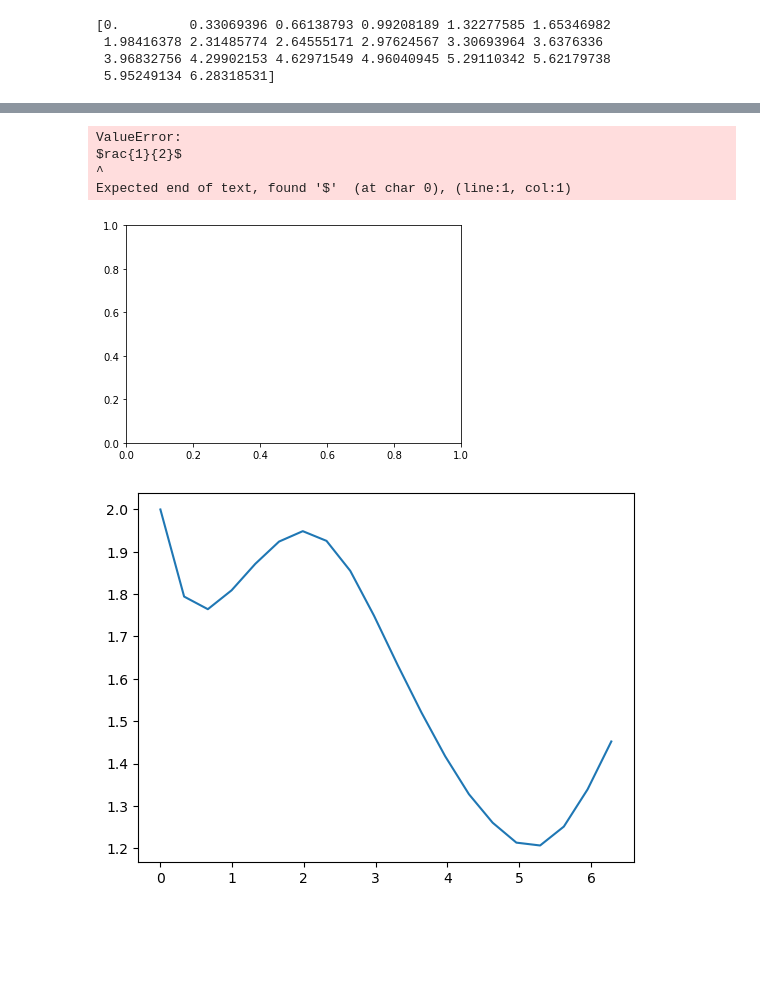
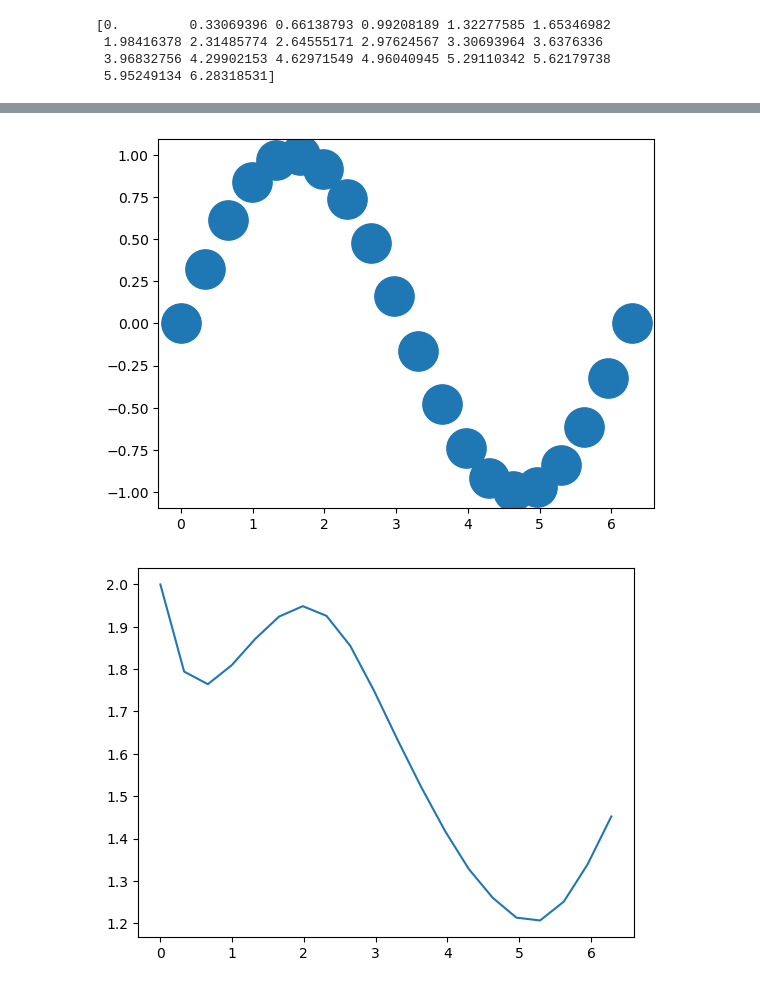
Before and after one commit to Polatucha16/collective_dynamics_lab, a Jupyter notebook: 02 arrays_and_numpy.ipynb, the cells around one changed output, grey strips where cells are left out. Cells and saved outputs as stored; diff of their text form; code cells hidden in the pictures; blank space fills up the shorter version.

Commit message:
03 ODE solving added
contains: solving ODEs and graphing Phase portrait of an equation

```diff
--- a/02 arrays_and_numpy.ipynb
+++ b/02 arrays_and_numpy.ipynb
@@ -192,14 +192,10 @@ ModuleNotFoundError: No module named 'ipympl'
 # %%
 """ we are intrested in 'birds' so we need to plot points in this case use 'scatter' function"""
 # change num_of_pts to smaller to view individual points
-plt.scatter(pts,val, s=800,marker='$\frac{1}{2}$') #marker='$Panam$')
+plt.scatter(pts,val, s=800,marker='o') #marker='$Panam$')
 plt.show()    # scatter have large number of arguments, for example: marker='$trolo$', s=800
 # %% [output]
-ValueError:
-$rac{1}{2}$
-^
-Expected end of text, found '$'  (at char 0), (line:1, col:1)
-[figure, old version]
+[figure, new version]
 # %%
 """ we know how to plot, lets solve dome ODE y'(x) = sin(x) """
 from scipy.integrate import solve_ivp  # <- this is result of a search: 'python ode numerical solving'
```
Also changed, not shown: parts of 2 cells of this notebook, 1 other file.
